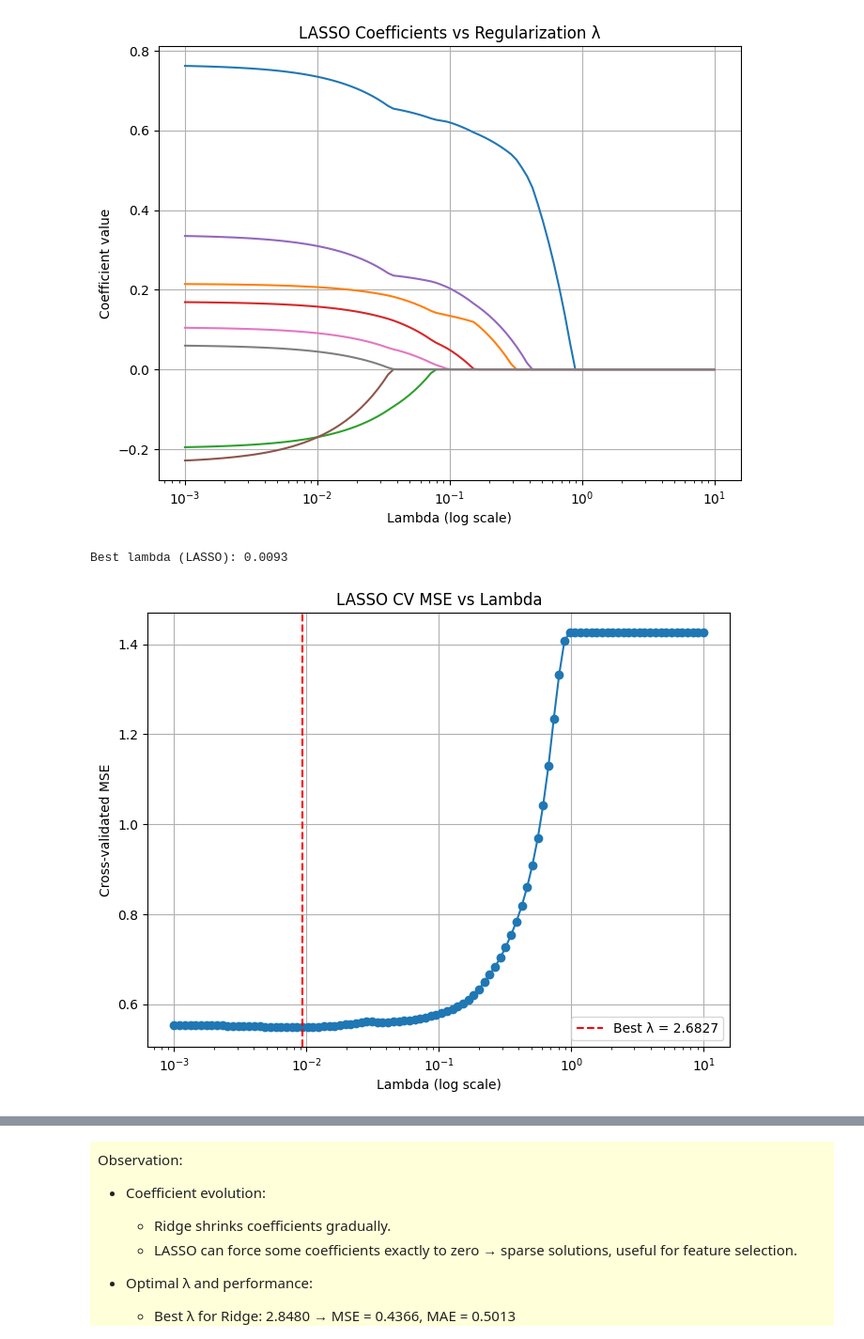
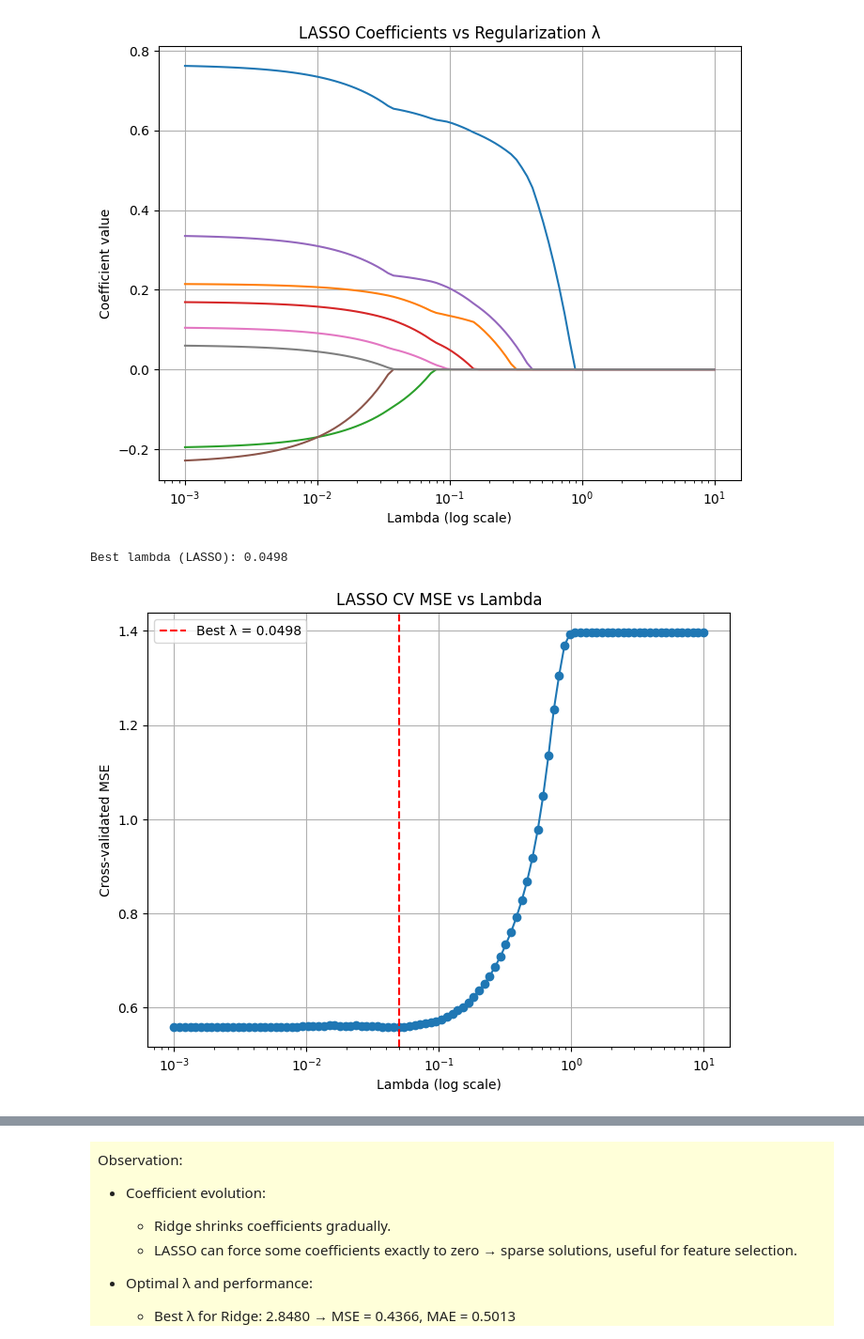
Before and after one commit to milanolivia/decision-apprentissage, a Jupyter notebook: lab1_AMORRI_MILANO/lab1.ipynb, the cells around one changed output, grey strips where cells are left out. Shown: that part at 94% size. Drawn from its saved outputs; the diff is of its cells as text; code cells hidden in the pictures.

```diff
--- a/lab1_AMORRI_MILANO/lab1.ipynb
+++ b/lab1_AMORRI_MILANO/lab1.ipynb
@@ -508,36 +508,36 @@ from sklearn.metrics import mean_squared_error
 
 kf = KFold(n_splits=5, shuffle=True, random_state=42)
 mse_cv = []
 
 for l in lambdas:
     lasso = Lasso(alpha=l, max_iter=10000)
     mse_folds = []
     for train_index, val_index in kf.split(X_train_std):
         X_train_new, X_val = X_train_std[train_index], X_train_std[val_index]
         y_train_new, y_val = y_train[train_index], y_train[val_index]
         lasso.fit(X_train_new, y_train_new)
         y_pred = lasso.predict(X_val)
         mse_folds.append(mean_squared_error(y_val, y_pred))
     mse_cv.append(np.mean(mse_folds))
 
 mse_cv = np.array(mse_cv)
 best_idx = np.argmin(mse_cv)
 best_lambda_lasso = lambdas[best_idx]
 print(f"Best lambda (LASSO): {best_lambda_lasso:.4f}")
 
 plt.figure(figsize=(8,6))
 plt.plot(lambdas, mse_cv, marker='o')
 plt.xscale('log')
 plt.xlabel('Lambda (log scale)')
 plt.ylabel('Cross-validated MSE')
 plt.title('LASSO CV MSE vs Lambda')
-plt.axvline(best_lambda_lasso, color='red', linestyle='--', label=f'Best λ = {best_lambda:.4f}')
+plt.axvline(best_lambda_lasso, color='red', linestyle='--', label=f'Best λ = {best_lambda_lasso:.4f}')
 plt.legend()
 plt.grid(True)
 plt.show()
 # %% [output]
-Best lambda (LASSO): 0.0093
+Best lambda (LASSO): 0.0498
-[figure, old version]
+[figure, new version]
 # %%
 lasso_best = Lasso(alpha=best_lambda_lasso, max_iter=10000)
 lasso_best.fit(X_train_std, y_train)
```
Also changed, not shown: parts of 1 cell of this notebook.
